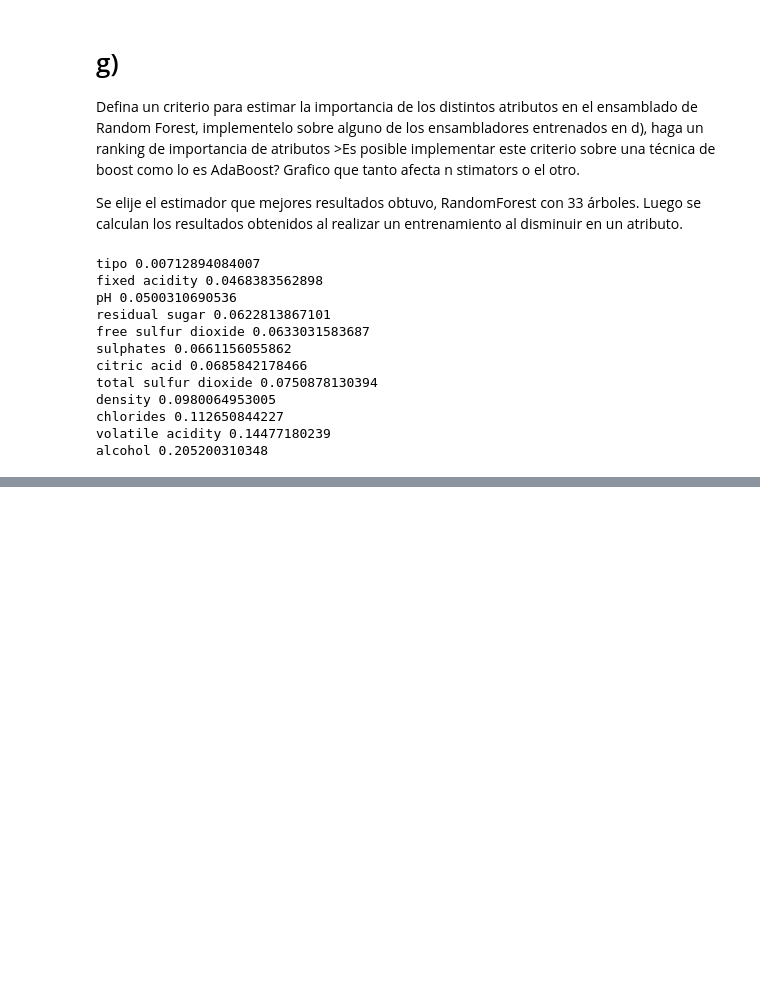
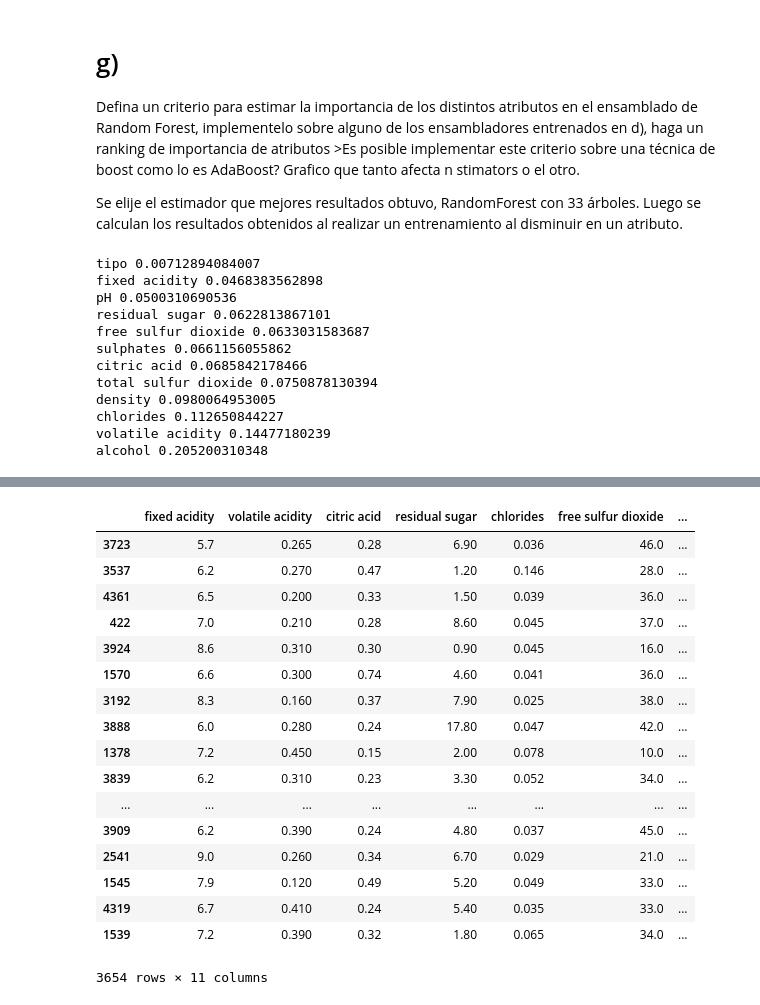
Before and after one commit to matiasarayac/tarea3-ML, a Jupyter notebook: Pregunta_3.ipynb, the cells around one changed output, grey strips where cells are left out. Drawn from its saved outputs; the diff is of its cells as text; code cells hidden in the pictures; blank space fills up the shorter version.

```diff
--- a/Pregunta_3.ipynb
+++ b/Pregunta_3.ipynb
@@ -394,0 +410,25 @@ alcohol 0.205200310348
+# %%
+a=x_train
+a.drop(["fixed acidity"],axis=1)
+a
+b=x_train
+b.drop(["tipo"],axis=1)
+# %% [output]
+|  | fixed acidity | volatile acidity | citric acid | residual sugar | chlorides | free sulfur dioxide | ... |
+| 3723 | 5.7 | 0.265 | 0.28 | 6.90 | 0.036 | 46.0 | ... |
+| 3537 | 6.2 | 0.270 | 0.47 | 1.20 | 0.146 | 28.0 | ... |
+| 4361 | 6.5 | 0.200 | 0.33 | 1.50 | 0.039 | 36.0 | ... |
+| 422 | 7.0 | 0.210 | 0.28 | 8.60 | 0.045 | 37.0 | ... |
+| 3924 | 8.6 | 0.310 | 0.30 | 0.90 | 0.045 | 16.0 | ... |
+| 1570 | 6.6 | 0.300 | 0.74 | 4.60 | 0.041 | 36.0 | ... |
+| 3192 | 8.3 | 0.160 | 0.37 | 7.90 | 0.025 | 38.0 | ... |
+| 3888 | 6.0 | 0.280 | 0.24 | 17.80 | 0.047 | 42.0 | ... |
+| 1378 | 7.2 | 0.450 | 0.15 | 2.00 | 0.078 | 10.0 | ... |
+| 3839 | 6.2 | 0.310 | 0.23 | 3.30 | 0.052 | 34.0 | ... |
+| ... | ... | ... | ... | ... | ... | ... | ... |
+| 3909 | 6.2 | 0.390 | 0.24 | 4.80 | 0.037 | 45.0 | ... |
+| 2541 | 9.0 | 0.260 | 0.34 | 6.70 | 0.029 | 21.0 | ... |
+| 1545 | 7.9 | 0.120 | 0.49 | 5.20 | 0.049 | 33.0 | ... |
+| 4319 | 6.7 | 0.410 | 0.24 | 5.40 | 0.035 | 33.0 | ... |
+| 1539 | 7.2 | 0.390 | 0.32 | 1.80 | 0.065 | 34.0 | ... |
+3654 rows × 11 columns
```
Also changed, not shown: parts of 3 cells of this notebook.
